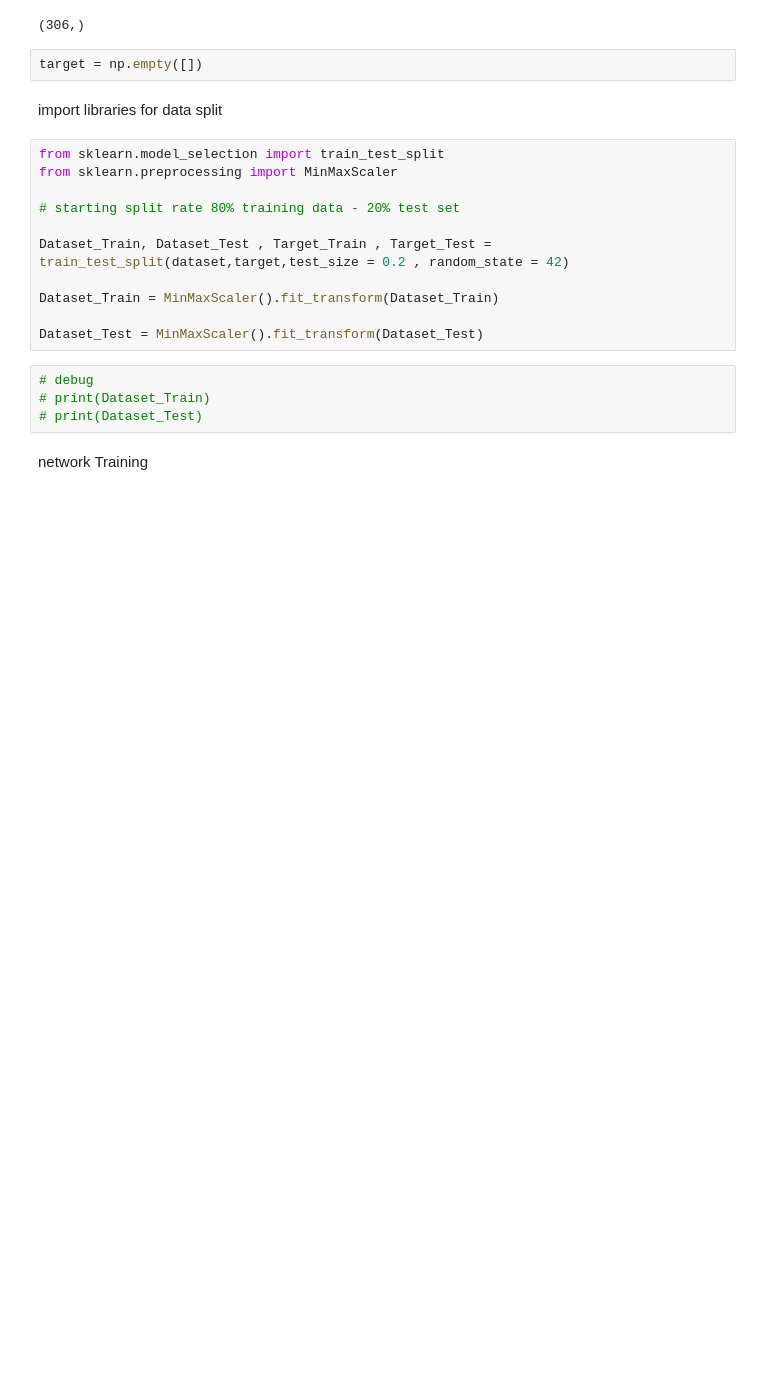
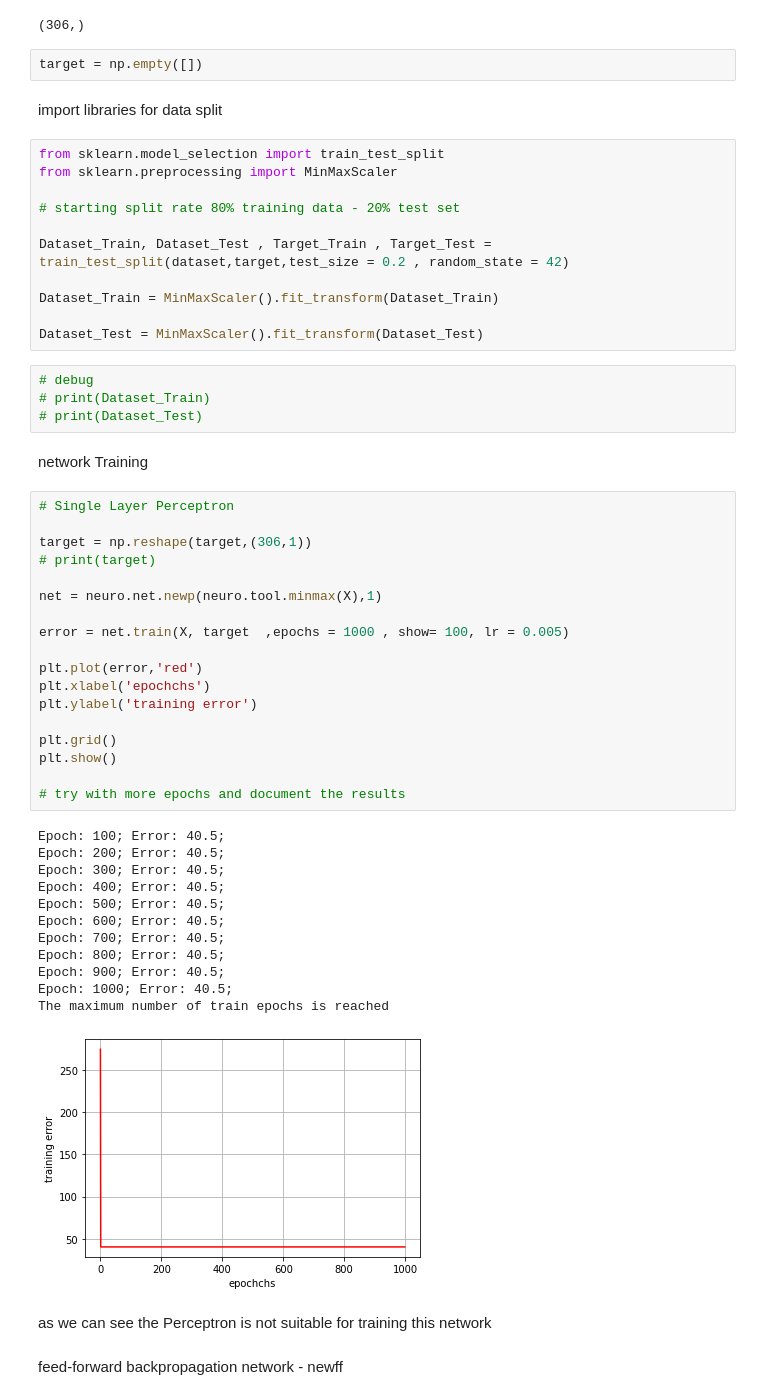
Before and after one commit to nikoshourdas/finalProject_Artificial_Neural_Networks, a Jupyter notebook: project tp4774.ipynb, the cells around one changed output. Saved outputs shown, nothing was run; the diff lists cells and outputs as text; blank space fills up the shorter version.

```diff
--- a/project tp4774.ipynb
+++ b/project tp4774.ipynb
@@ -106,4 +106,39 @@ Dataset_Test = MinMaxScaler().fit_transform(Dataset_Test)
 # print(Dataset_Test)
 # %% [markdown]
 network Training
+# %%
+# Single Layer Perceptron
+
+target = np.reshape(target,(306,1))
+# print(target)
+
+net = neuro.net.newp(neuro.tool.minmax(X),1)
+
+error = net.train(X, target  ,epochs = 1000 , show= 100, lr = 0.005)
+
+plt.plot(error,'red')
+plt.xlabel('epochchs')
+plt.ylabel('training error')
+
+plt.grid()
+plt.show()
+
+# try with more epochs and document the results
+# %% [output]
+Epoch: 100; Error: 40.5;
+Epoch: 200; Error: 40.5;
+Epoch: 300; Error: 40.5;
+Epoch: 400; Error: 40.5;
+Epoch: 500; Error: 40.5;
+Epoch: 600; Error: 40.5;
+Epoch: 700; Error: 40.5;
+Epoch: 800; Error: 40.5;
+Epoch: 900; Error: 40.5;
+Epoch: 1000; Error: 40.5;
+The maximum number of train epochs is reached
+[figure, added]
+# %% [markdown]
+as we can see the Perceptron is not suitable for training this network <br>
+# %% [markdown]
+ feed-forward backpropagation network - newff
 # %%
```
Also changed, not shown: parts of 1 cell of this notebook, 1 other file.
